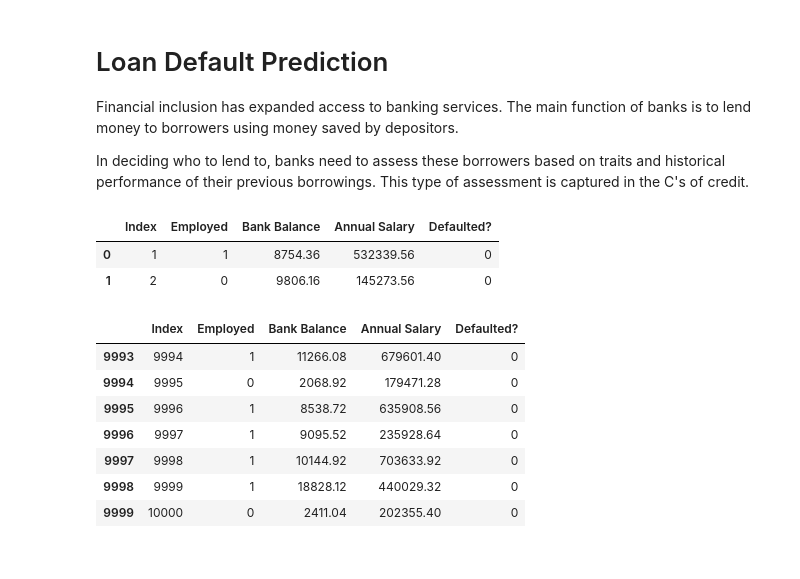
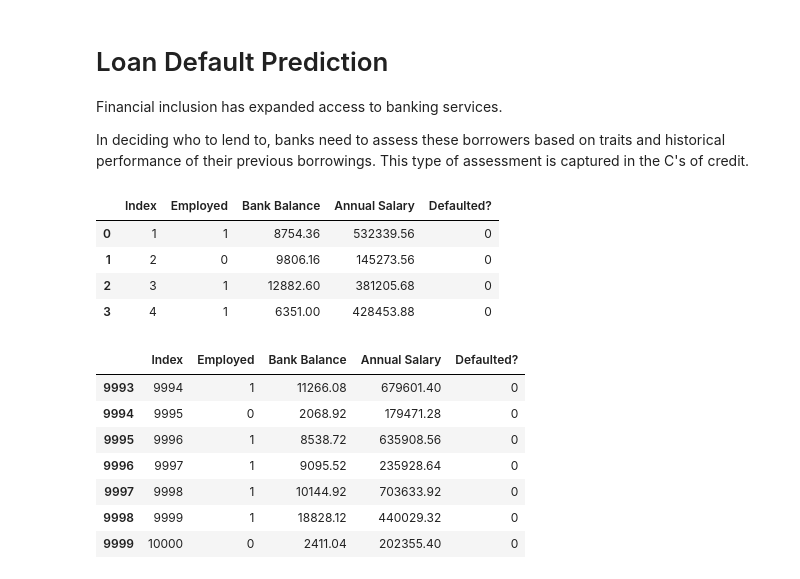
Before and after one commit to fibamzy/loan_default_prediction, a Jupyter notebook: Loan Default Prediction.ipynb, the cells around one changed output. Saved outputs shown, nothing was run; the diff lists cells and outputs as text; code cells hidden in the pictures.

```diff
--- a/Loan Default Prediction.ipynb
+++ b/Loan Default Prediction.ipynb
@@ -1,20 +1,21 @@
 # %% [markdown]
 # Loan Default Prediction
 
-Financial inclusion has expanded access to banking services. The main function of banks is to lend money to borrowers using money saved by depositors.
+Financial inclusion has expanded access to banking services.
 
 In deciding who to lend to, banks need to assess these borrowers based on traits and historical performance of their previous borrowings. This type of assessment is captured in the C's of credit.
 # %%
 import pandas as pd
 
 data = pd.read_csv('Default_Fin.csv')
-# %%
-#Let's see what we have in the data
-data.head(2)
-# %% [output]
-|  | Index | Employed | Bank Balance | Annual Salary | Defaulted? |
-| 0 | 1 | 1 | 8754.36 | 532339.56 | 0 |
-| 1 | 2 | 0 | 9806.16 | 145273.56 | 0 |
+# %%
+data.head(4)
+# %% [output]
+|  | Index | Employed | Bank Balance | Annual Salary | Defaulted? |
+| 0 | 1 | 1 | 8754.36 | 532339.56 | 0 |
+| 1 | 2 | 0 | 9806.16 | 145273.56 | 0 |
+| 2 | 3 | 1 | 12882.60 | 381205.68 | 0 |
+| 3 | 4 | 1 | 6351.00 | 428453.88 | 0 |
 # %%
 data.tail(7)
 # %% [output]
```
Also changed, not shown: parts of 29 cells of this notebook.
